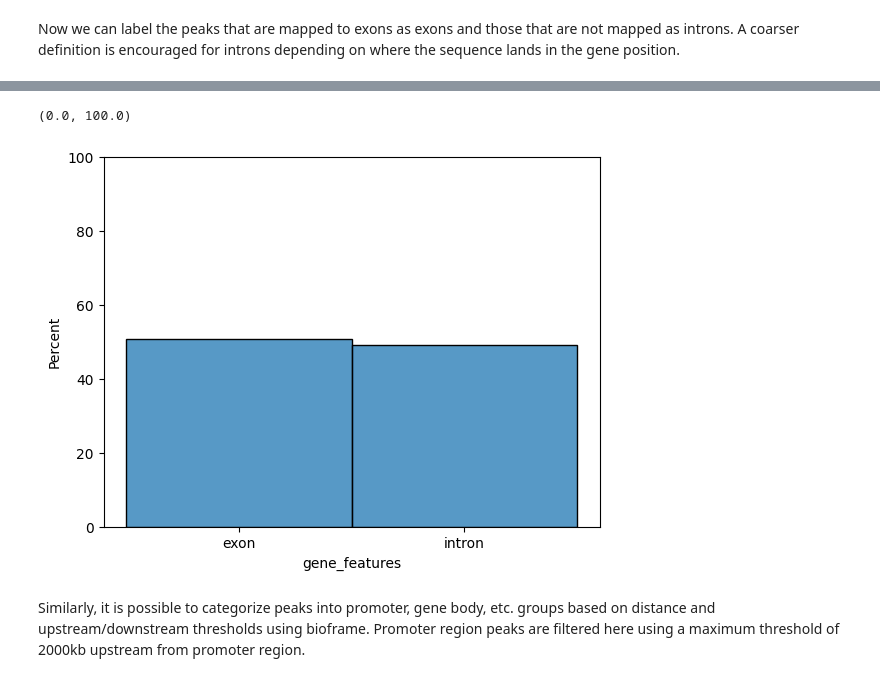
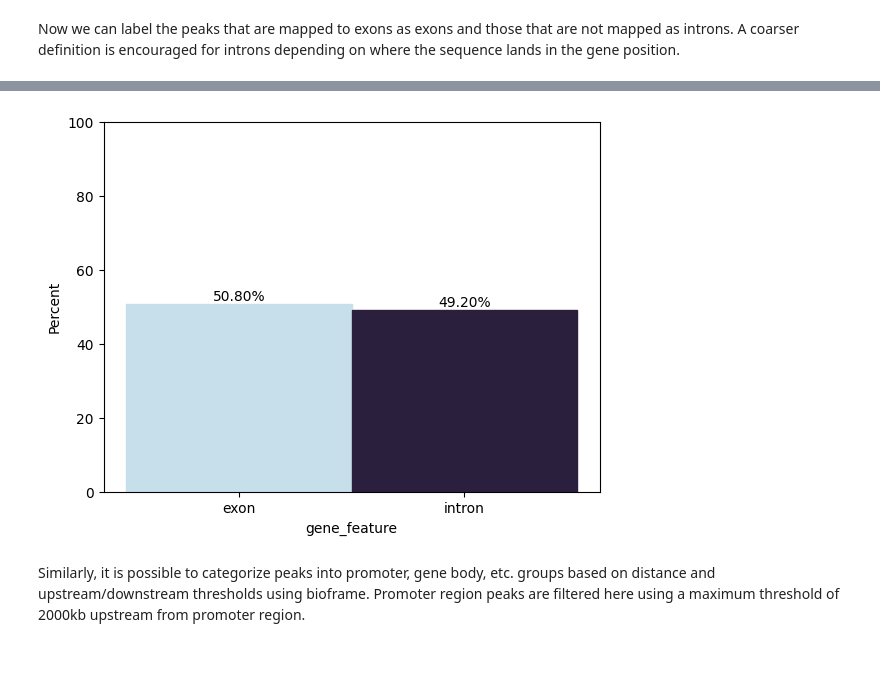
Before and after one commit to scverse/genomic-features, a Jupyter notebook: docs/how-to/ChIP_seq_genomic_ranges_tutorial.ipynb, the cells around one changed output, grey strips where cells are left out. Saved outputs shown, nothing was run; the diff lists cells and outputs as text; code cells hidden in the pictures.

Commit message:
Tidying up graph aesthetics
Fixed graph colors and removed some ugly code remnants

```diff
--- a/docs/how-to/ChIP_seq_genomic_ranges_tutorial.ipynb
+++ b/docs/how-to/ChIP_seq_genomic_ranges_tutorial.ipynb
@@ -178,10 +189,24 @@ exon_ov
-# %%
-colors = ["#fdae61", "#4575b4"]
-seaborn.histplot(exon_ov["gene_feature"], fill=["#009E73", "#F0E442"], stat = "percent")
-plt.ylim(0, 100)
-# %% [output]
-(0.0, 100.0)
-[figure, removed]
+# %%
+# Create the histogram
+palette = seaborn.color_palette("ch:s=.25,rot=-.25", len(exon_ov["gene_feature"].unique()))
+
+ax = seaborn.histplot(exon_ov["gene_feature"], stat="percent")
+
+# Set ylim
+plt.ylim(0, 100)
+
+# Assigning different colors to each bar
+for i, bar in enumerate(ax.patches):
+    bar.set_color(palette[i])
+
+# Add values on top of the bars
+for p in ax.patches:
+    ax.annotate(f'{p.get_height():.2f}%', (p.get_x() + p.get_width() / 2., p.get_height()), ha='center', va='center', fontsize=10, color='black', xytext=(0, 5), textcoords='offset points')
+
+# Show the plot
+plt.show()
+# %% [output]
+[figure, added]
 # %% [markdown]
 Similarly, it is possible to categorize peaks into promoter, gene body, etc. groups based on distance and upstream/downstream thresholds using bioframe. Promoter region peaks are filtered here using a maximum threshold of 2000kb upstream from promoter region.
 # %%
```
Also changed, not shown: parts of 5 cells of this notebook.
